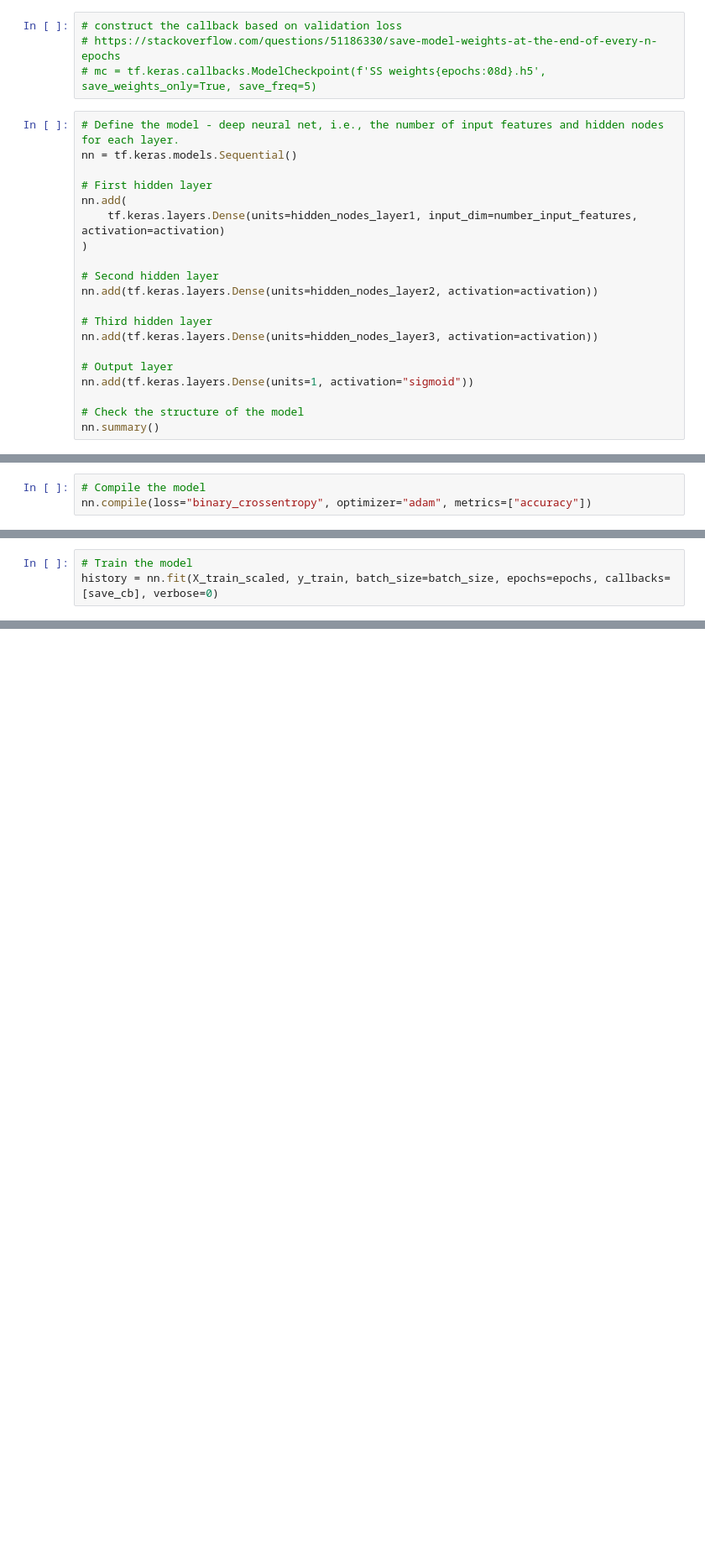
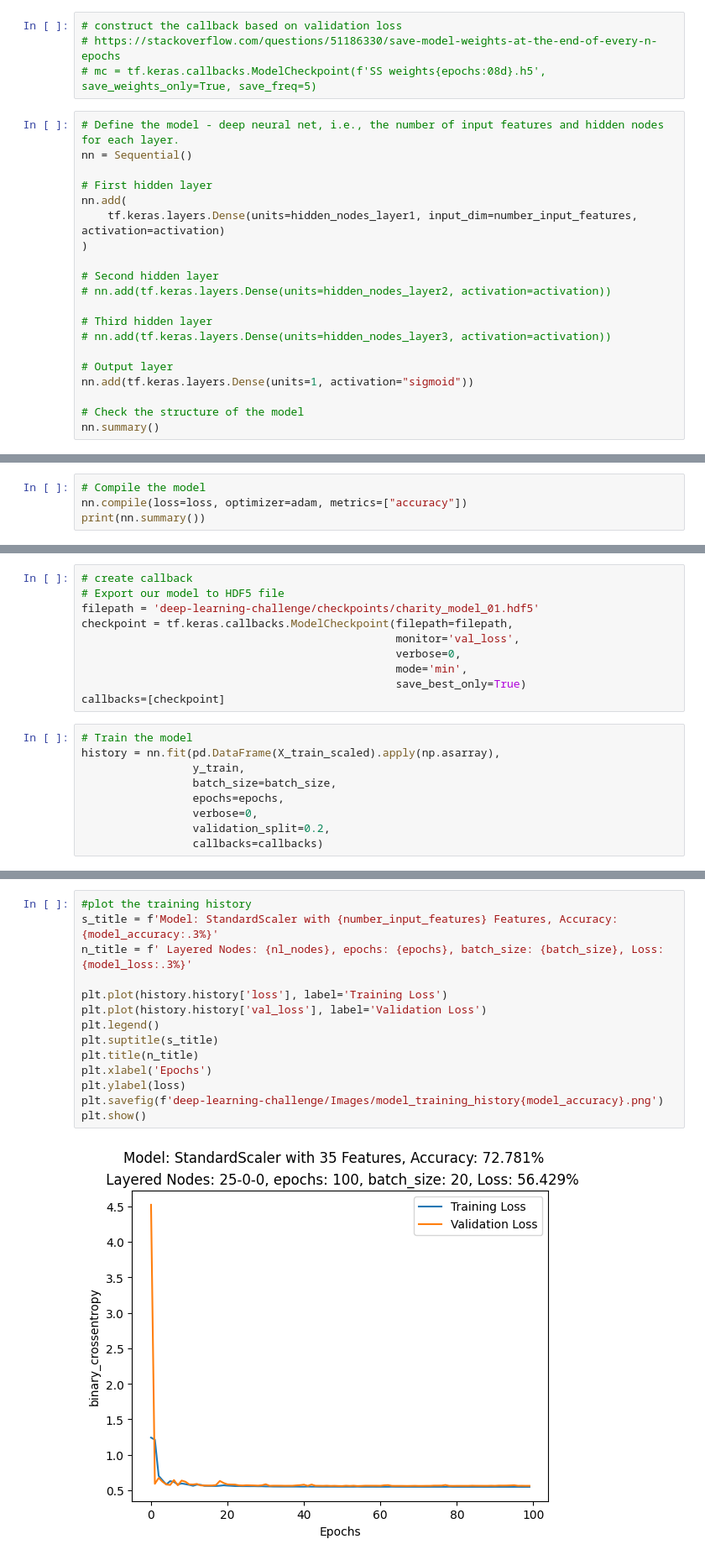
Before and after one commit to mugsiemx/deep-learning-challenge, a Jupyter notebook: Charity_Funding.ipynb, the cells around one changed output, grey strips where cells are left out. Shown at 84% size. Cells and saved outputs as stored; diff of their text form; blank space fills up the shorter version.

Commit message:
save before clean up on part 1 and moving to part 2

```diff
--- a/Charity_Funding.ipynb
+++ b/Charity_Funding.ipynb
@@ -326,7 +376,7 @@ epochs = 50
 # mc = tf.keras.callbacks.ModelCheckpoint(f'SS weights{epochs:08d}.h5', save_weights_only=True, save_freq=5)
 # %%
 # Define the model - deep neural net, i.e., the number of input features and hidden nodes for each layer.
-nn = tf.keras.models.Sequential()
+nn = Sequential()
 
 # First hidden layer
 nn.add(
@@ -334,10 +384,10 @@ nn.add(
 )
 
 # Second hidden layer
-nn.add(tf.keras.layers.Dense(units=hidden_nodes_layer2, activation=activation))
+# nn.add(tf.keras.layers.Dense(units=hidden_nodes_layer2, activation=activation))
 
 # Third hidden layer
-nn.add(tf.keras.layers.Dense(units=hidden_nodes_layer3, activation=activation))
+# nn.add(tf.keras.layers.Dense(units=hidden_nodes_layer3, activation=activation))
 
 # Output layer
 nn.add(tf.keras.layers.Dense(units=1, activation="sigmoid"))
@@ -364,4 +410,5 @@ Non-trainable params: 0
 _________________________________________________________________
 # %%
 # Compile the model
-nn.compile(loss="binary_crossentropy", optimizer="adam", metrics=["accuracy"])
+nn.compile(loss=loss, optimizer=adam, metrics=["accuracy"])
+print(nn.summary())
@@ -376,6 +430,22 @@ save_cb = tf.keras.callbacks.ModelCheckpoint(
+# %%
+# create callback
+# Export our model to HDF5 file
+filepath = 'deep-learning-challenge/checkpoints/charity_model_01.hdf5'
+checkpoint = tf.keras.callbacks.ModelCheckpoint(filepath=filepath,
+                                                monitor='val_loss',
+                                                verbose=0,
+                                                mode='min',
+                                                save_best_only=True)
+callbacks=[checkpoint]
 # %%
 # Train the model
-history = nn.fit(X_train_scaled, y_train, batch_size=batch_size, epochs=epochs, callbacks=[save_cb], verbose=0)
+history = nn.fit(pd.DataFrame(X_train_scaled).apply(np.asarray),
+                 y_train,
+                 batch_size=batch_size,
+                 epochs=epochs,
+                 verbose=0,
+                 validation_split=0.2,
+                 callbacks=callbacks)
 # %%
 # Evaluate the model using the test data
 model_loss, model_accuracy = nn.evaluate(X_test_scaled, y_test, verbose=2)
@@ -430,0 +463,16 @@ nn.save_weights("/Checkpoints/model_05.h5")
+# %%
+#plot the training history
+s_title = f'Model: StandardScaler with {number_input_features} Features, Accuracy: {model_accuracy:.3%}'
+n_title = f' Layered Nodes: {nl_nodes}, epochs: {epochs}, batch_size: {batch_size}, Loss: {model_loss:.3%}'
+
+plt.plot(history.history['loss'], label='Training Loss')
+plt.plot(history.history['val_loss'], label='Validation Loss')
+plt.legend()
+plt.suptitle(s_title)
+plt.title(n_title)
+plt.xlabel('Epochs')
+plt.ylabel(loss)
+plt.savefig(f'deep-learning-challenge/Images/model_training_history{model_accuracy}.png')
+plt.show()
+# %% [output]
+[figure, added]
```
Also changed, not shown: parts of 28 cells of this notebook.
